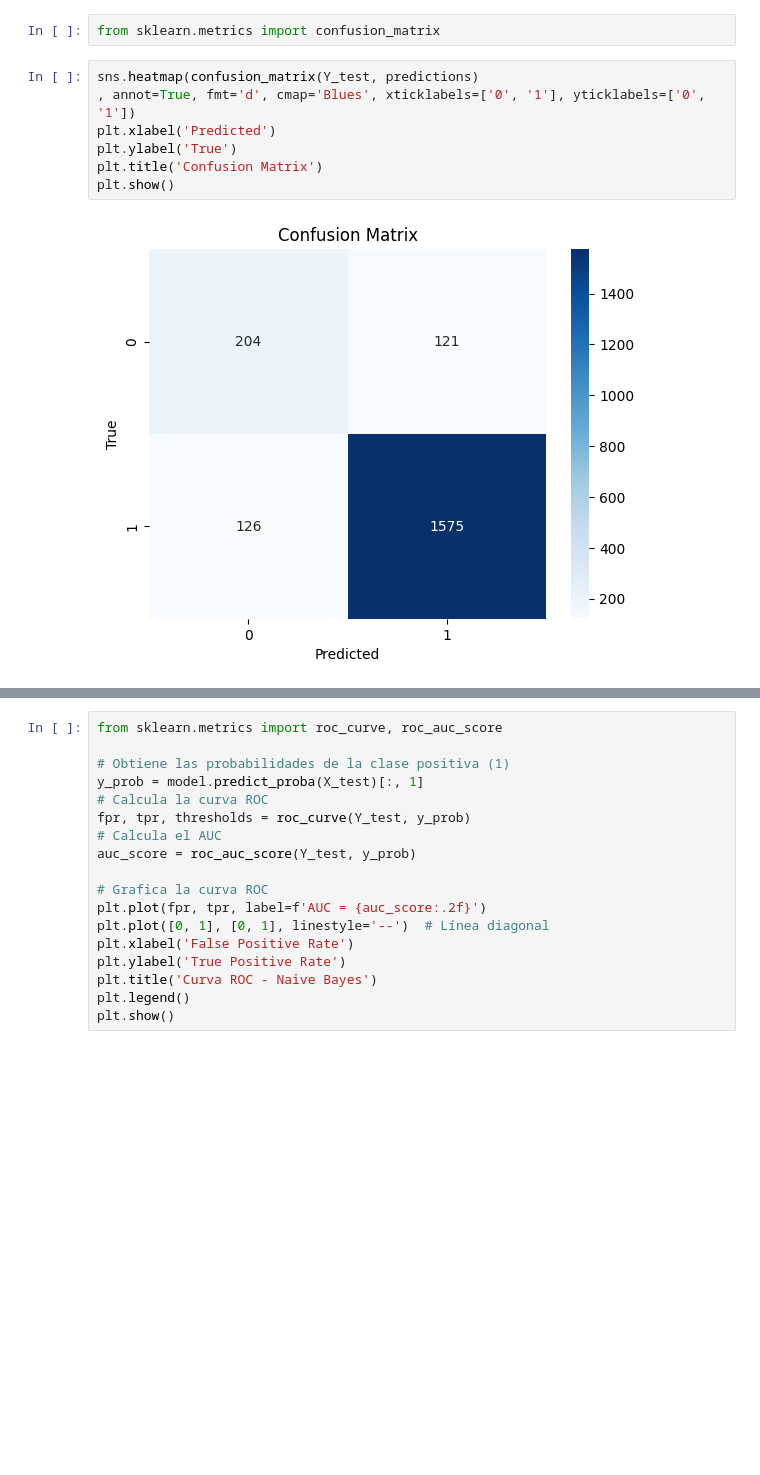
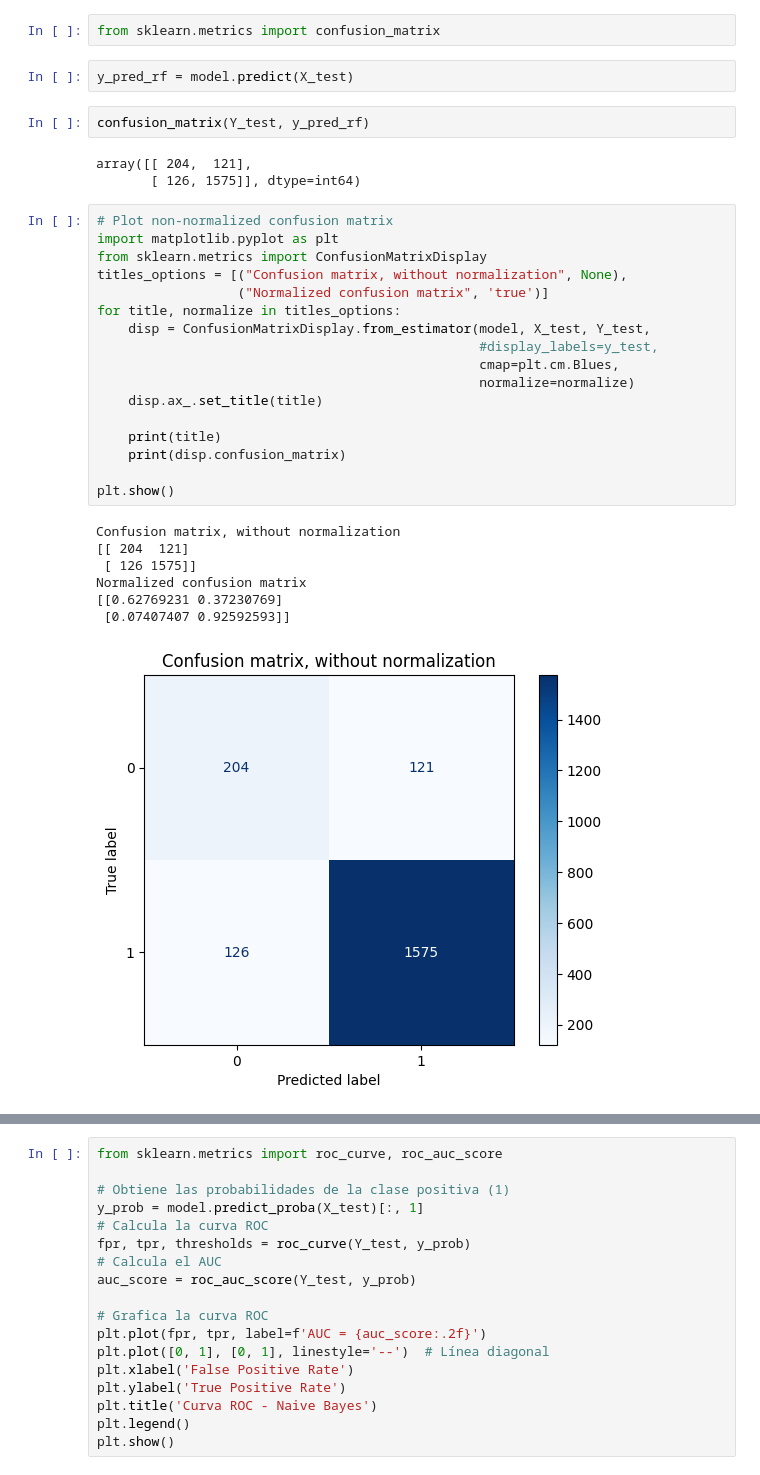
Before and after one commit to magic-tps/Machine-Learning, a Jupyter notebook: Clasificador Naive Bayes/2. Credit Card Customers Prediction/code.ipynb, the cells around one changed output, grey strips where cells are left out. Saved outputs shown, nothing was run; the diff lists cells and outputs as text; blank space fills up the shorter version.

```diff
--- a/Clasificador Naive Bayes/2. Credit Card Customers Prediction/code.ipynb
+++ b/Clasificador Naive Bayes/2. Credit Card Customers Prediction/code.ipynb
@@ -236,12 +236,35 @@ GaussianNB()
 predictions = model.predict(X_test)
 # %%
 from sklearn.metrics import confusion_matrix
-# %%
-sns.heatmap(confusion_matrix(Y_test, predictions)
-, annot=True, fmt='d', cmap='Blues', xticklabels=['0', '1'], yticklabels=['0', '1'])
-plt.xlabel('Predicted')
-plt.ylabel('True')
-plt.title('Confusion Matrix')
-plt.show()
-# %% [output]
-[figure, removed]
+# %%
+y_pred_rf = model.predict(X_test)
+# %%
+confusion_matrix(Y_test, y_pred_rf)
+# %% [output]
+array([[ 204,  121],
+       [ 126, 1575]], dtype=int64)
+# %%
+# Plot non-normalized confusion matrix
+import matplotlib.pyplot as plt
+from sklearn.metrics import ConfusionMatrixDisplay
+titles_options = [("Confusion matrix, without normalization", None),
+                  ("Normalized confusion matrix", 'true')]
+for title, normalize in titles_options:
+    disp = ConfusionMatrixDisplay.from_estimator(model, X_test, Y_test,
+                                                 #display_labels=y_test,
+                                                 cmap=plt.cm.Blues,
+                                                 normalize=normalize)
+    disp.ax_.set_title(title)
+
+    print(title)
+    print(disp.confusion_matrix)
+
+plt.show()
+# %% [output]
+Confusion matrix, without normalization
+[[ 204  121]
+ [ 126 1575]]
+Normalized confusion matrix
+[[0.62769231 0.37230769]
+ [0.07407407 0.92592593]]
+[figure, added]
```
Also changed, not shown: parts of 1 cell of this notebook, 4 other files.
